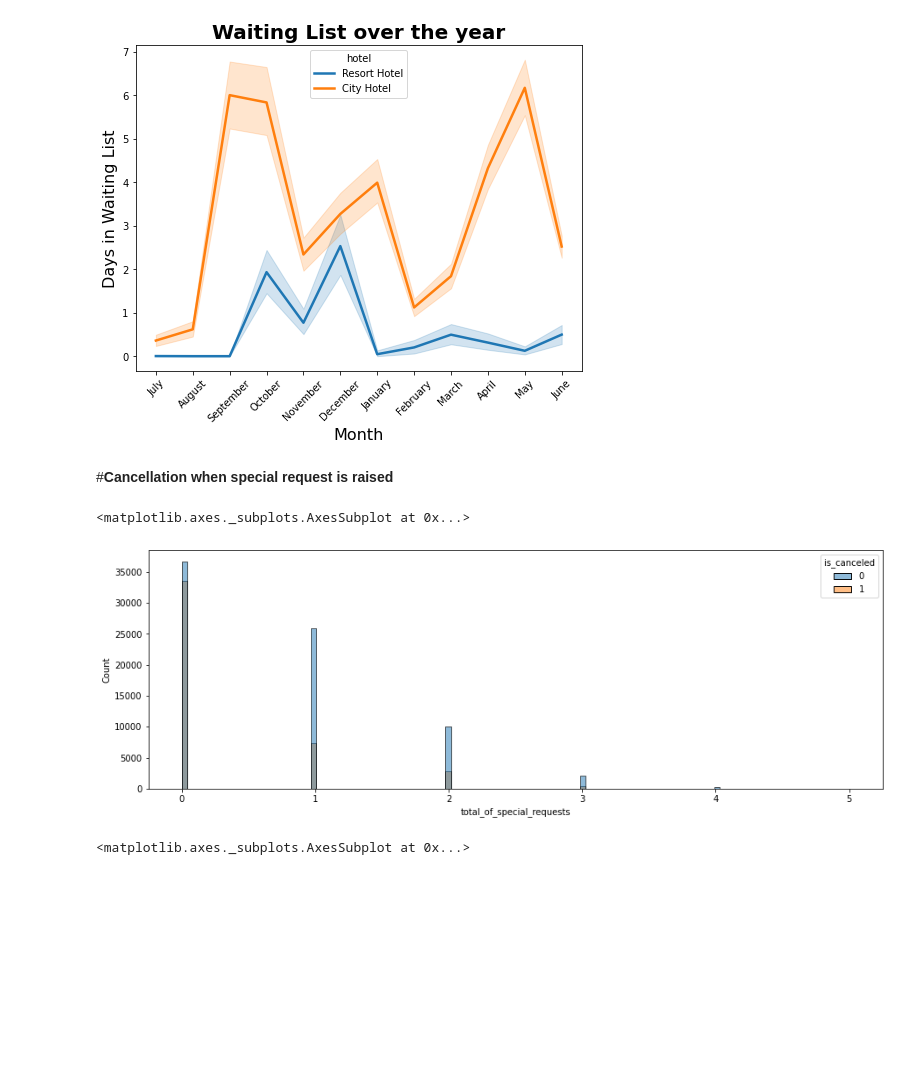
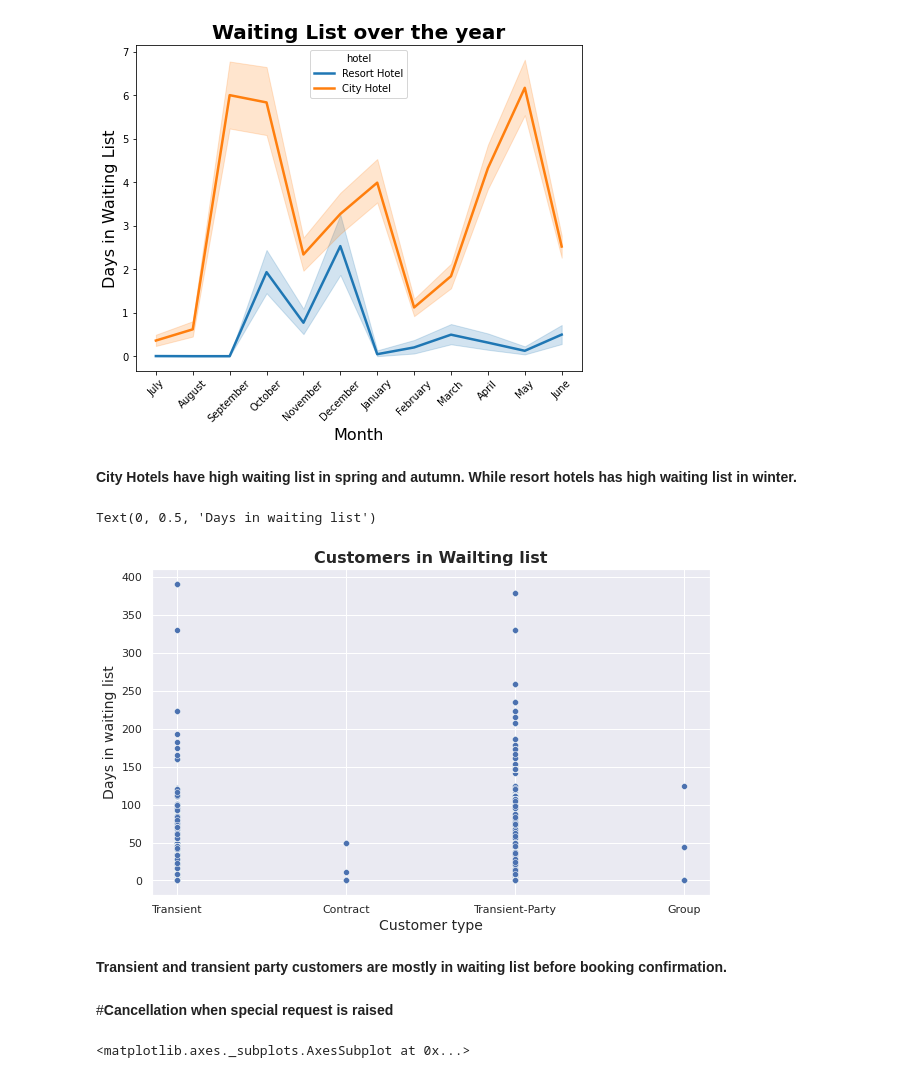
Before and after one commit to Sandeep-Kulukuri/Hotel_Booking_Analysis, a Jupyter notebook: Hotel_Booking_Analysis.ipynb, the cells around one changed output. Drawn from its saved outputs; the diff is of its cells as text; code cells hidden in the pictures; blank space fills up the shorter version.

```diff
--- a/Hotel_Booking_Analysis.ipynb
+++ b/Hotel_Booking_Analysis.ipynb
@@ -707,3 +644,0 @@ Text(0.5, 0, 'Market Segment')
-# %%
-
-df.loc[df['market_segment']=='Undefined', 'market_segment'] = df.market_segment.mode()[0]
@@ -927,18 +731,0 @@ Name: meal, dtype: int64
-# %%
-#Most Ordered Meal  W.R.T Customers
-plt.rcParams["figure.figsize"] = (15,10)
-colors = ['tab:red', 'tab:blue', 'tab:green', 'tab:orange', 'tab:olive']
-plt.subplots_adjust(left=0.1,
-                    bottom=0.2,
-                    right=0.9,
-                    top=1.5,
-                    wspace=0.4,
-                    hspace=0.8)
-
-for i,cat in enumerate(df.customer_type.unique()):
-  plt.subplot(4,4,i+1)
-  plt.title(cat)
-  df.loc[df.customer_type==cat].groupby('customer_type')['meal'].value_counts().plot(kind='bar',color=colors[i%5],ylabel='Counts',alpha=0.5)
-  plt.xticks(rotation=45)
-  #plt.ylim(0, 100)
-  #plt.xlim(0, 1)
@@ -1049,18 +801,0 @@ Name: required_car_parking_spaces, dtype: int64
-# %%
-
-plt.rcParams["figure.figsize"] = (15,10)
-colors = ['tab:red', 'tab:blue', 'tab:green', 'tab:orange', 'tab:olive']
-plt.subplots_adjust(left=0.1,
-                    bottom=0.2,
-                    right=0.9,
-                    top=1.5,
-                    wspace=0.4,
-                    hspace=0.8)
-
-for i,cat in enumerate(df.customer_type.unique()):
-  plt.subplot(4,4,i+1)
-  plt.title(cat)
-  df.loc[df.customer_type==cat].groupby('customer_type')['arrival_date_month'].value_counts().head().plot(kind='bar',color=colors[i%5],ylabel='Counts',alpha=0.5)
-  plt.xticks(rotation=45)
-  #plt.ylim(0, 100)
-  #plt.xlim(0, 1)
@@ -1104,14 +813,21 @@ plt.ylabel("Days in Waiting List", fontsize=16)
 plt.show()
 # %% [output]
 [figure]
+# %% [markdown]
+**City Hotels have high waiting list in spring and autumn. While resort hotels has high waiting list in winter.**
+# %%
+plt.figure(figsize=(10,6))
+sns.scatterplot(x = "customer_type", y="days_in_waiting_list", data=df)
+plt.title("Customers in Wailting list",fontsize=16,fontweight='bold')
+plt.xlabel("Customer type",fontsize=14)
+plt.ylabel("Days in waiting list",fontsize=14)
+# %% [output]
+Text(0, 0.5, 'Days in waiting list')
+[figure, added]
+# %% [markdown]
+**Transient and transient party customers are mostly in waiting list before booking confirmation.**
 # %% [markdown]
 #**Cancellation when special request is raised**
-# %%
-plt.figure(figsize=(15,5))
-sns.histplot(data=df,x='total_of_special_requests',hue='is_canceled')
-# %% [output]
-<matplotlib.axes._subplots.AxesSubplot at 0x...>
-[figure, removed]
 # %%
 plt.rcParams["figure.figsize"] = (5,5)
 sns.countplot(data=df,x='total_of_special_requests',hue='is_canceled',alpha=0.8)
```
Also changed, not shown: parts of 61 cells of this notebook.
